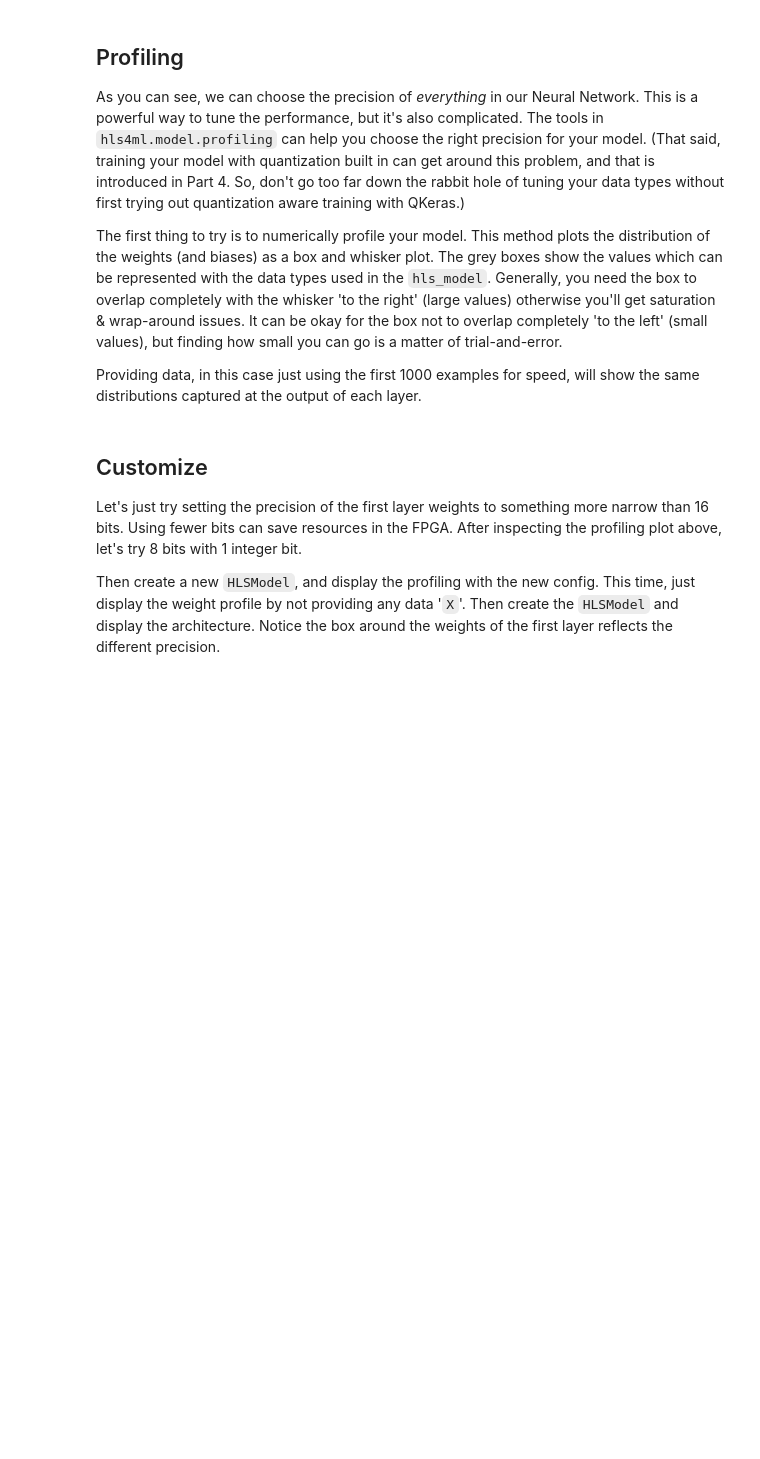
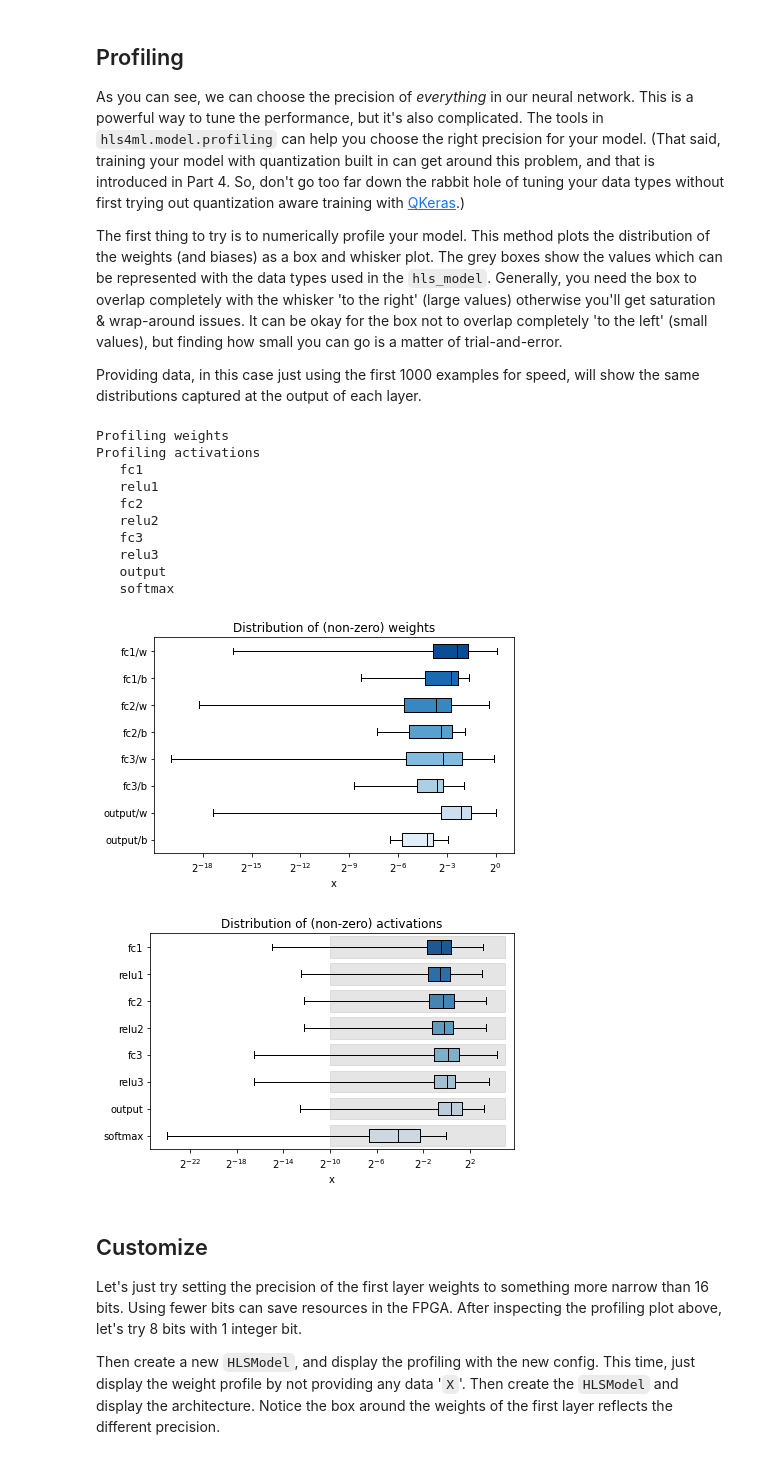
Before and after one commit to fastmachinelearning/hls4ml-tutorial, a Jupyter notebook: part2_advanced_config.ipynb, the cells around one changed output. Saved outputs shown, nothing was run; the diff lists cells and outputs as text; code cells hidden in the pictures; blank space fills up the shorter version.

Commit message:
[part2_advanced_config.ipynb] Cosmetics

```diff
--- a/part2_advanced_config.ipynb
+++ b/part2_advanced_config.ipynb
@@ -50,6 +90,6 @@ print("-----------------------------------")
 # %% [markdown]
 ## Profiling
-As you can see, we can choose the precision of _everything_ in our Neural Network. This is a powerful way to tune the performance, but it's also complicated. The tools in `hls4ml.model.profiling` can help you choose the right precision for your model. (That said, training your model with quantization built in can get around this problem, and that is introduced in Part 4. So, don't go too far down the rabbit hole of tuning your data types without first trying out quantization aware training with QKeras.)
+As you can see, we can choose the precision of _everything_ in our neural network. This is a powerful way to tune the performance, but it's also complicated. The tools in `hls4ml.model.profiling` can help you choose the right precision for your model. (That said, training your model with quantization built in can get around this problem, and that is introduced in Part 4. So, don't go too far down the rabbit hole of tuning your data types without first trying out quantization aware training with [QKeras](https://github.com/google/qkeras).)
 
 The first thing to try is to numerically profile your model. This method plots the distribution of the weights (and biases) as a box and whisker plot. The grey boxes show the values which can be represented with the data types used in the `hls_model`. Generally, you need the box to overlap completely with the whisker 'to the right' (large values) otherwise you'll get saturation & wrap-around issues. It can be okay for the box not to overlap completely 'to the left' (small values), but finding how small you can go is a matter of trial-and-error.
 
@@ -57,10 +97,25 @@ Providing data, in this case just using the first 1000 examples for speed, will
 # %%
 %matplotlib inline
 hls_model = hls4ml.converters.convert_from_keras_model(model,
                                                        hls_config=config,
                                                        output_dir='model_1/hls4ml_prj_2',
-                                                       fpga_part='xcu250-figd2104-2L-e')
-hls4ml.model.profiling.numerical(keras_model=model, hls_model=hls_model, X=X_test[:1000])
+                                                       #fpga_part='xczu7ev-ffvc1156-2-e') # ZCU106
+                                                       fpga_part='xczu3eg-sbva484-1-e') # Ultra96
+                                                       #fpga_part='xc7z007sclg225-1') # MiniZed
+_ = hls4ml.model.profiling.numerical(model=model, hls_model=hls_model, X=X_test[:1000])
+# %% [output]
+Profiling weights
+Profiling activations
+   fc1
+   relu1
+   fc2
+   relu2
+   fc3
+   relu3
+   output
+   softmax
+[figure, added]
+[figure, added]
 # %% [markdown]
 ## Customize
 Let's just try setting the precision of the first layer weights to something more narrow than 16 bits. Using fewer bits can save resources in the FPGA. After inspecting the profiling plot above, let's try 8 bits with 1 integer bit.
```
Also changed, not shown: parts of 8 cells of this notebook.
